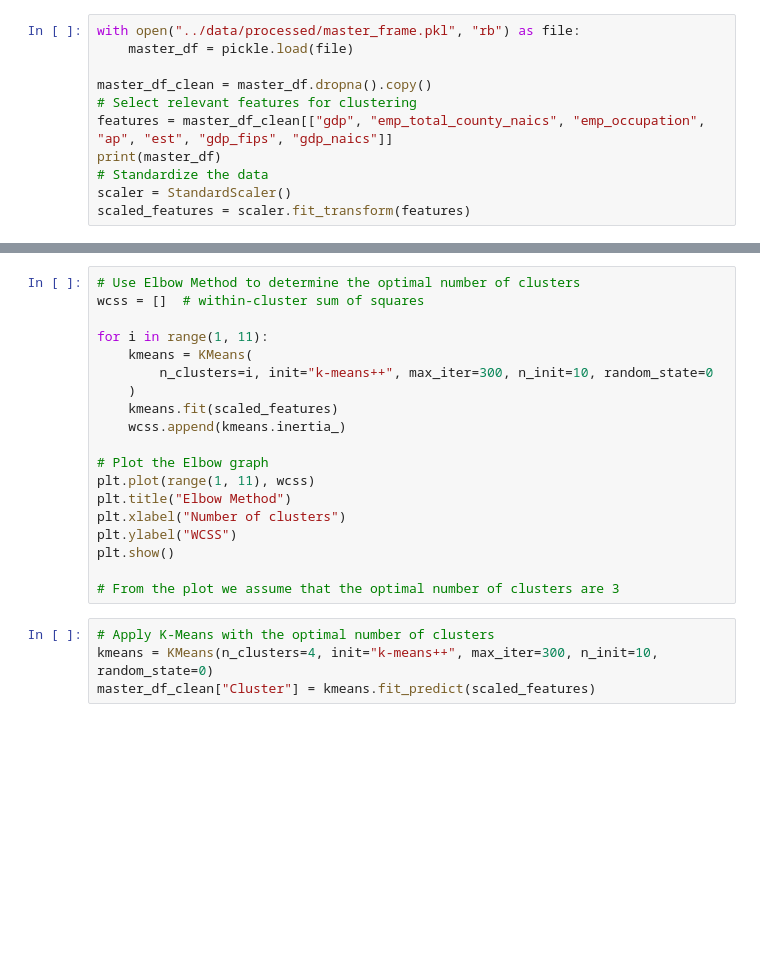
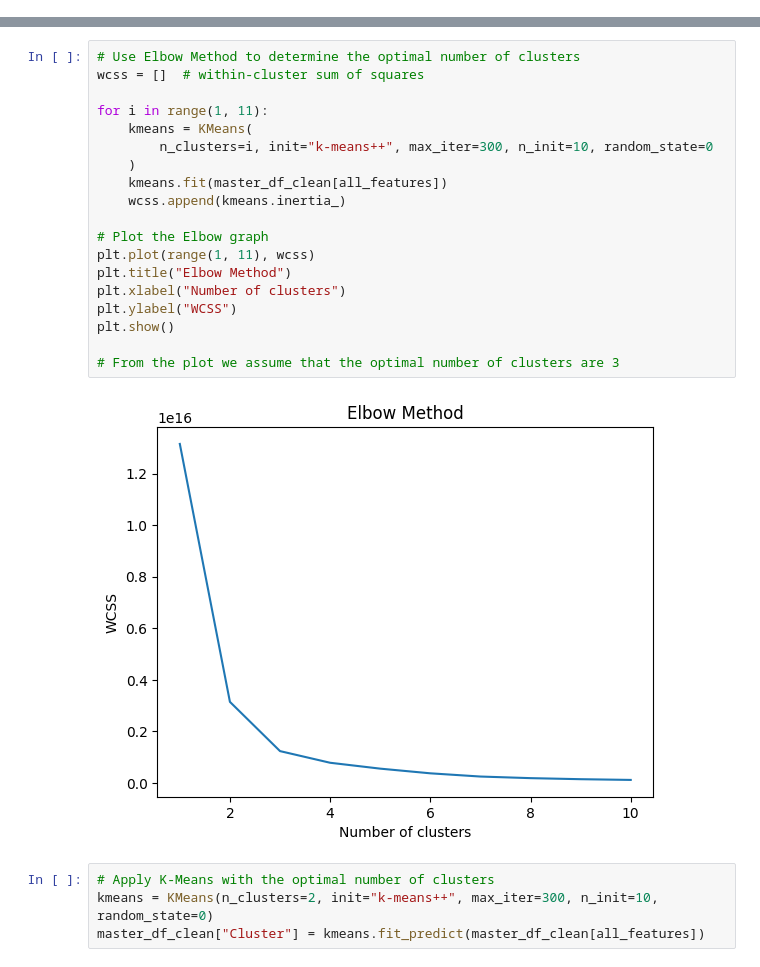
Before and after one commit to bogdankrenz/data_mining_SO2024, a Jupyter notebook: notebooks/clustering.ipynb, the cells around one changed output, grey strips where cells are left out. Cells and saved outputs as stored; diff of their text form; blank space fills up the shorter version.

Commit message:
Data preprocessing and Clustering WIP

```diff
--- a/notebooks/clustering.ipynb
+++ b/notebooks/clustering.ipynb
@@ -14,14 +12,3 @@ import seaborn as sns
 
 pd.set_option("display.width", 1000)
 pd.set_option("display.max_columns", None)
-# %%
-with open("../data/processed/master_frame.pkl", "rb") as file:
-    master_df = pickle.load(file)
-
-master_df_clean = master_df.dropna().copy()
-# Select relevant features for clustering
-features = master_df_clean[["gdp", "emp_total_county_naics", "emp_occupation", "ap", "est", "gdp_fips", "gdp_naics"]]
-print(master_df)
-# Standardize the data
-scaler = StandardScaler()
-scaled_features = scaler.fit_transform(features)
@@ -28,26 +97,28 @@ scaled_features = scaler.fit_transform(features)
 # %%
 # Use Elbow Method to determine the optimal number of clusters
 wcss = []  # within-cluster sum of squares
 
 for i in range(1, 11):
     kmeans = KMeans(
         n_clusters=i, init="k-means++", max_iter=300, n_init=10, random_state=0
     )
-    kmeans.fit(scaled_features)
+    kmeans.fit(master_df_clean[all_features])
     wcss.append(kmeans.inertia_)
 
 # Plot the Elbow graph
 plt.plot(range(1, 11), wcss)
 plt.title("Elbow Method")
 plt.xlabel("Number of clusters")
 plt.ylabel("WCSS")
 plt.show()
 
 # From the plot we assume that the optimal number of clusters are 3
+# %% [output]
+[figure, added]
 # %%
 # Apply K-Means with the optimal number of clusters
-kmeans = KMeans(n_clusters=4, init="k-means++", max_iter=300, n_init=10, random_state=0)
-master_df_clean["Cluster"] = kmeans.fit_predict(scaled_features)
+kmeans = KMeans(n_clusters=2, init="k-means++", max_iter=300, n_init=10, random_state=0)
+master_df_clean["Cluster"] = kmeans.fit_predict(master_df_clean[all_features])
 # %%
 # View the clustered data
 print(master_df_clean)
```
Also changed, not shown: parts of 6 cells of this notebook.
